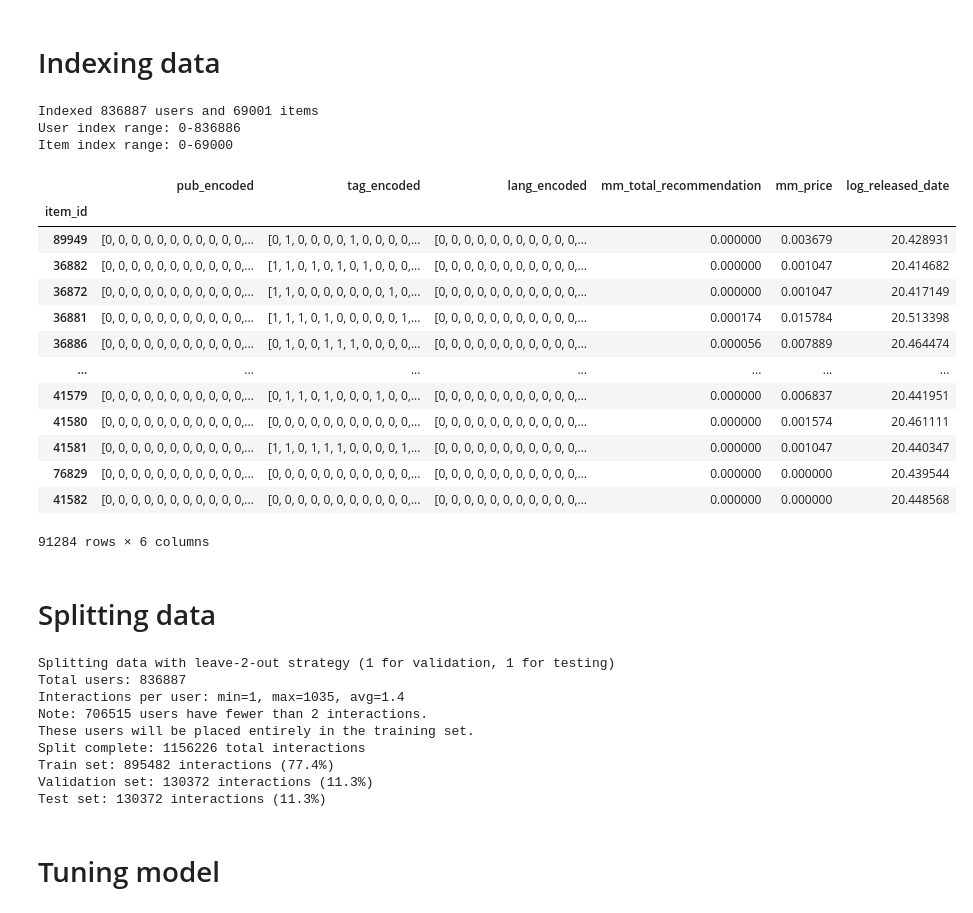
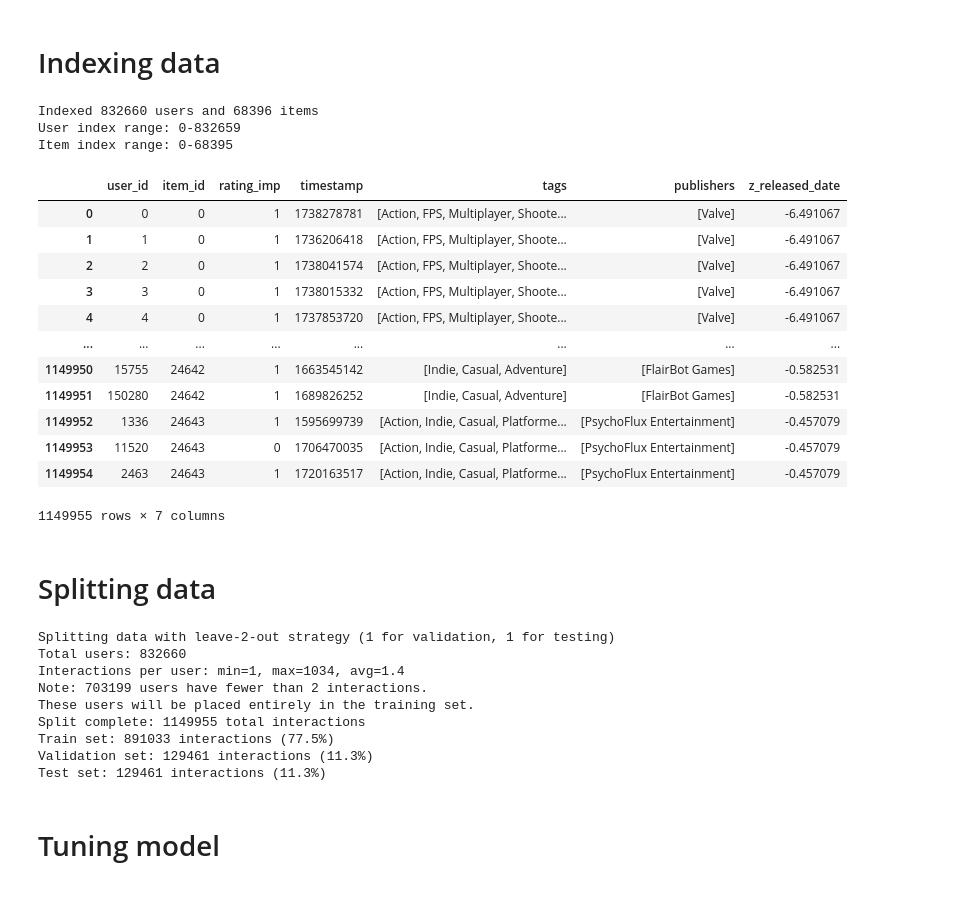
Before and after one commit to hhhieu0103/multimodal-neural-collaborative-filtering, a Jupyter notebook: notebooks/ncf-metadata-tuning.ipynb, the cells around one changed output. Cells and saved outputs as stored; diff of their text form; code cells hidden in the pictures.

```diff
--- a/notebooks/ncf-metadata-tuning.ipynb
+++ b/notebooks/ncf-metadata-tuning.ipynb
@@ -13,6 +14,8 @@ import ast
 # %% [markdown]
 # Loading data
+# %%
+metadata_features = ['tags', 'publishers', 'z_released_date']
 # %%
-df = pd.read_csv('../data/interaction-clean.csv')[['user_id', 'item_id', 'rating_imp', 'timestamp']]
+df = pd.read_csv('../data/interaction-metadata.csv')[['user_id', 'item_id', 'rating_imp', 'timestamp'] + metadata_features]
 df.head()
 # %% [output]
@@ -38,28 +28,29 @@ df_metadata['lang_encoded'] = df_metadata['lang_encoded'].apply(ast.literal_eval
+# %%
+df['publishers'] = df['publishers'].apply(ast.literal_eval)
+df['tags'] = df['tags'].apply(ast.literal_eval)
 # %% [markdown]
 # Indexing data
 # %%
 index_manager = IndexManager()
 index_manager.fit(df_interaction=df)
 index_manager.transform_interactions(df, inplace=True)
-index_manager.transform_metadata(df_metadata, inplace=True)
 # %% [output]
-Indexed 836887 users and 69001 items
-User index range: 0-836886
-Item index range: 0-69000
+Indexed 832660 users and 68396 items
+User index range: 0-832659
+Item index range: 0-68395
-|  | pub_encoded | tag_encoded | lang_encoded | mm_total_recommendation | mm_price | log_released_date |
-| item_id |  |  |  |  |  |  |
-| 89949 | [0, 0, 0, 0, 0, 0, 0, 0, 0, 0, 0,... | [0, 1, 0, 0, 0, 0, 1, 0, 0, 0, 0,... | [0, 0, 0, 0, 0, 0, 0, 0, 0, 0, 0,... | 0.000000 | 0.003679 | 20.428931 |
-| 36882 | [0, 0, 0, 0, 0, 0, 0, 0, 0, 0, 0,... | [1, 1, 0, 1, 0, 1, 0, 1, 0, 0, 0,... | [0, 0, 0, 0, 0, 0, 0, 0, 0, 0, 0,... | 0.000000 | 0.001047 | 20.414682 |
-| 36872 | [0, 0, 0, 0, 0, 0, 0, 0, 0, 0, 0,... | [1, 1, 0, 0, 0, 0, 0, 0, 0, 1, 0,... | [0, 0, 0, 0, 0, 0, 0, 0, 0, 0, 0,... | 0.000000 | 0.001047 | 20.417149 |
-| 36881 | [0, 0, 0, 0, 0, 0, 0, 0, 0, 0, 0,... | [1, 1, 1, 0, 1, 0, 0, 0, 0, 0, 1,... | [0, 0, 0, 0, 0, 0, 0, 0, 0, 0, 0,... | 0.000174 | 0.015784 | 20.513398 |
-| 36886 | [0, 0, 0, 0, 0, 0, 0, 0, 0, 0, 0,... | [0, 1, 0, 0, 1, 1, 1, 0, 0, 0, 0,... | [0, 0, 0, 0, 0, 0, 0, 0, 0, 0, 0,... | 0.000056 | 0.007889 | 20.464474 |
-| ... | ... | ... | ... | ... | ... | ... |
-| 41579 | [0, 0, 0, 0, 0, 0, 0, 0, 0, 0, 0,... | [0, 1, 1, 0, 1, 0, 0, 0, 1, 0, 0,... | [0, 0, 0, 0, 0, 0, 0, 0, 0, 0, 0,... | 0.000000 | 0.006837 | 20.441951 |
-| 41580 | [0, 0, 0, 0, 0, 0, 0, 0, 0, 0, 0,... | [0, 0, 0, 0, 0, 0, 0, 0, 0, 0, 0,... | [0, 0, 0, 0, 0, 0, 0, 0, 0, 0, 0,... | 0.000000 | 0.001574 | 20.461111 |
-| 41581 | [0, 0, 0, 0, 0, 0, 0, 0, 0, 0, 0,... | [1, 1, 0, 1, 1, 1, 0, 0, 0, 0, 1,... | [0, 0, 0, 0, 0, 0, 0, 0, 0, 0, 0,... | 0.000000 | 0.001047 | 20.440347 |
-| 76829 | [0, 0, 0, 0, 0, 0, 0, 0, 0, 0, 0,... | [0, 0, 0, 0, 0, 0, 0, 0, 0, 0, 0,... | [0, 0, 0, 0, 0, 0, 0, 0, 0, 0, 0,... | 0.000000 | 0.000000 | 20.439544 |
-| 41582 | [0, 0, 0, 0, 0, 0, 0, 0, 0, 0, 0,... | [0, 0, 0, 0, 0, 0, 0, 0, 0, 0, 0,... | [0, 0, 0, 0, 0, 0, 0, 0, 0, 0, 0,... | 0.000000 | 0.000000 | 20.448568 |
+|  | user_id | item_id | rating_imp | timestamp | tags | publishers | z_released_date |
+| 0 | 0 | 0 | 1 | 1738278781 | [Action, FPS, Multiplayer, Shoote... | [Valve] | -6.491067 |
+| 1 | 1 | 0 | 1 | 1736206418 | [Action, FPS, Multiplayer, Shoote... | [Valve] | -6.491067 |
+| 2 | 2 | 0 | 1 | 1738041574 | [Action, FPS, Multiplayer, Shoote... | [Valve] | -6.491067 |
+| 3 | 3 | 0 | 1 | 1738015332 | [Action, FPS, Multiplayer, Shoote... | [Valve] | -6.491067 |
+| 4 | 4 | 0 | 1 | 1737853720 | [Action, FPS, Multiplayer, Shoote... | [Valve] | -6.491067 |
+| ... | ... | ... | ... | ... | ... | ... | ... |
+| 1149950 | 15755 | 24642 | 1 | 1663545142 | [Indie, Casual, Adventure] | [FlairBot Games] | -0.582531 |
+| 1149951 | 150280 | 24642 | 1 | 1689826252 | [Indie, Casual, Adventure] | [FlairBot Games] | -0.582531 |
+| 1149952 | 1336 | 24643 | 1 | 1595699739 | [Action, Indie, Casual, Platforme... | [PsychoFlux Entertainment] | -0.457079 |
+| 1149953 | 11520 | 24643 | 0 | 1706470035 | [Action, Indie, Casual, Platforme... | [PsychoFlux Entertainment] | -0.457079 |
+| 1149954 | 2463 | 24643 | 1 | 1720163517 | [Action, Indie, Casual, Platforme... | [PsychoFlux Entertainment] | -0.457079 |
-91284 rows × 6 columns
+1149955 rows × 7 columns
 # %% [markdown]
 # Splitting data
 # %%
@@ -67,14 +58,14 @@ splitter = Splitter(df)
 df_train, df_val, df_test = splitter.leave_k_out_split()
 # %% [output]
 Splitting data with leave-2-out strategy (1 for validation, 1 for testing)
-Total users: 836887
-Interactions per user: min=1, max=1035, avg=1.4
-Note: 706515 users have fewer than 2 interactions.
+Total users: 832660
+Interactions per user: min=1, max=1034, avg=1.4
+Note: 703199 users have fewer than 2 interactions.
 These users will be placed entirely in the training set.
-Split complete: 1156226 total interactions
-Train set: 895482 interactions (77.4%)
-Validation set: 130372 interactions (11.3%)
-Test set: 130372 interactions (11.3%)
+Split complete: 1149955 total interactions
+Train set: 891033 interactions (77.5%)
+Validation set: 129461 interactions (11.3%)
+Test set: 129461 interactions (11.3%)
 # %% [markdown]
 # Tuning model
 # %%
```
Also changed, not shown: parts of 14 cells of this notebook, 1 other file.
